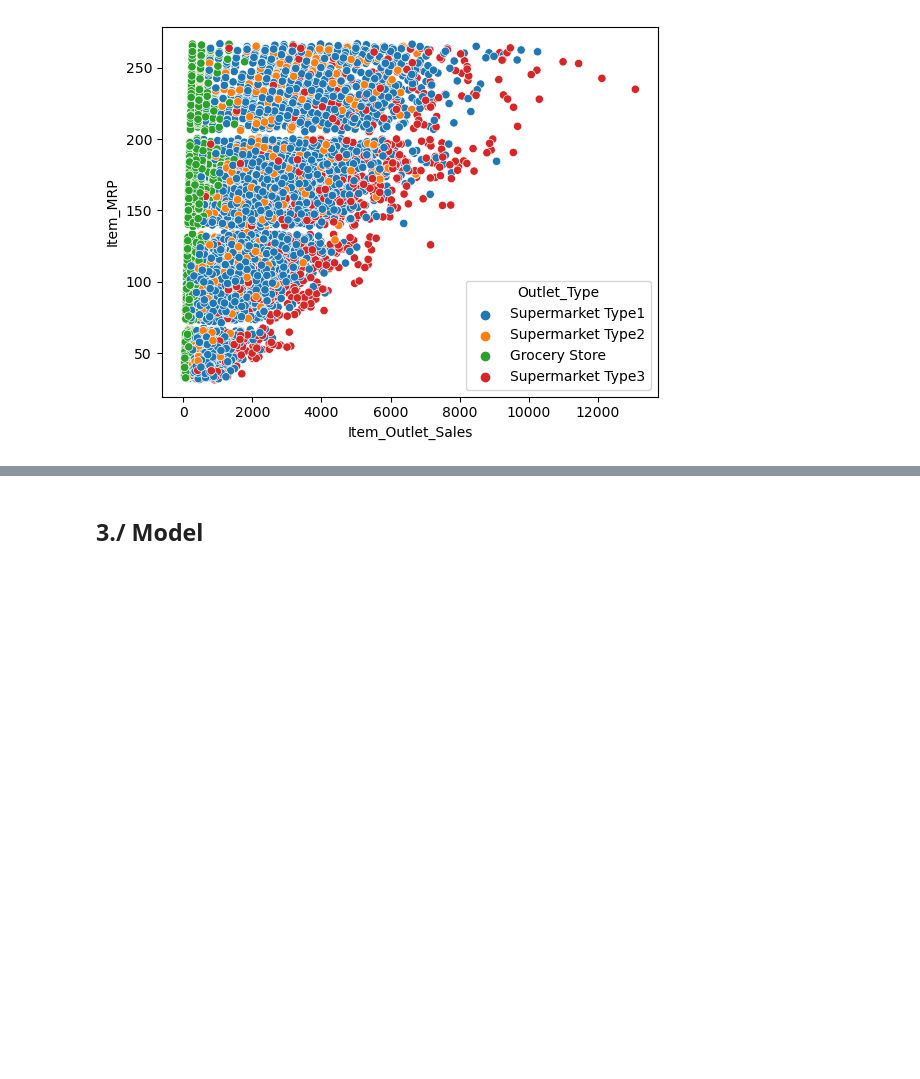
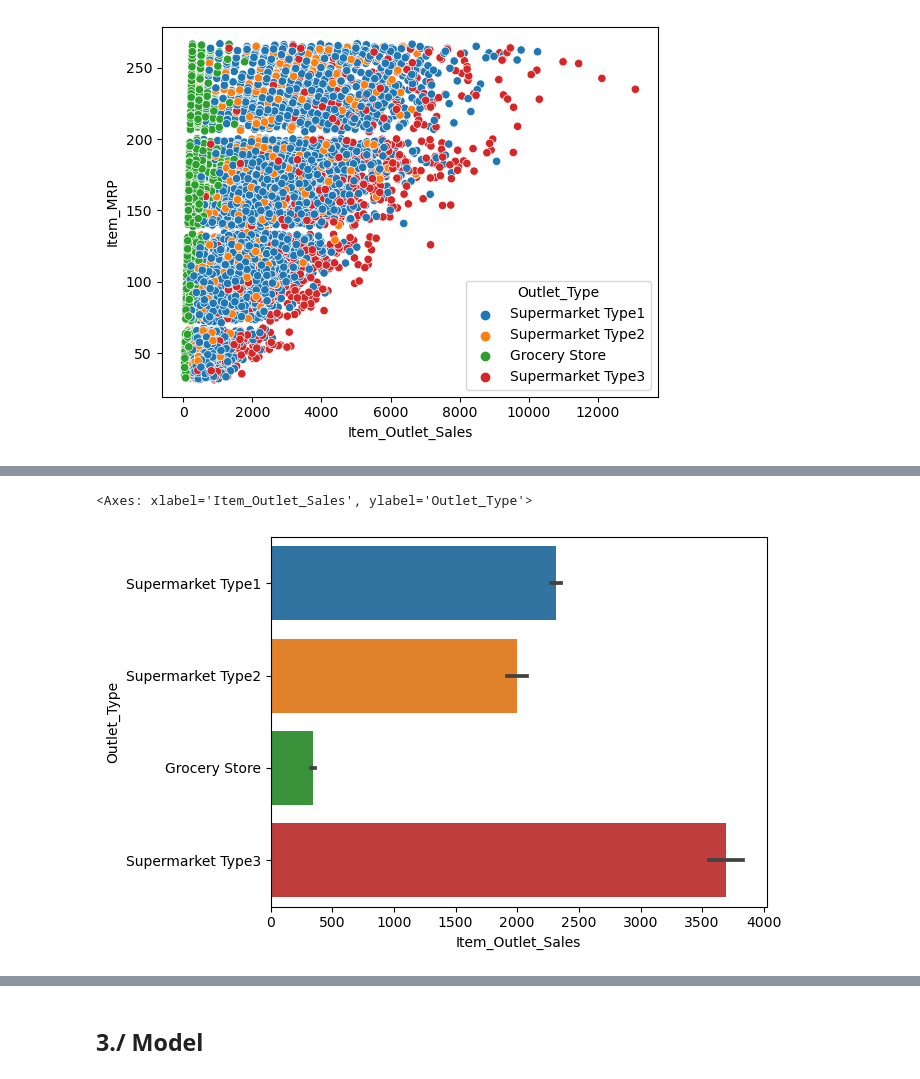
Before and after one commit to ElDazo/bigMart2, a Jupyter notebook: Big_Mart_EDA.ipynb, the cells around one changed output, grey strips where cells are left out. Drawn from its saved outputs; the diff is of its cells as text; code cells hidden in the pictures; blank space fills up the shorter version.

```diff
--- a/Big_Mart_EDA.ipynb
+++ b/Big_Mart_EDA.ipynb
@@ -409,0 +377,5 @@ sns.scatterplot(data=data, x='Item_Outlet_Sales', y='Item_MRP', hue='Outlet_Type
+# %%
+sns.barplot(data=data, y='Outlet_Type', x='Item_Outlet_Sales')
+# %% [output]
+<Axes: xlabel='Item_Outlet_Sales', ylabel='Outlet_Type'>
+[figure, added]
```
Also changed, not shown: parts of 6 cells of this notebook.
